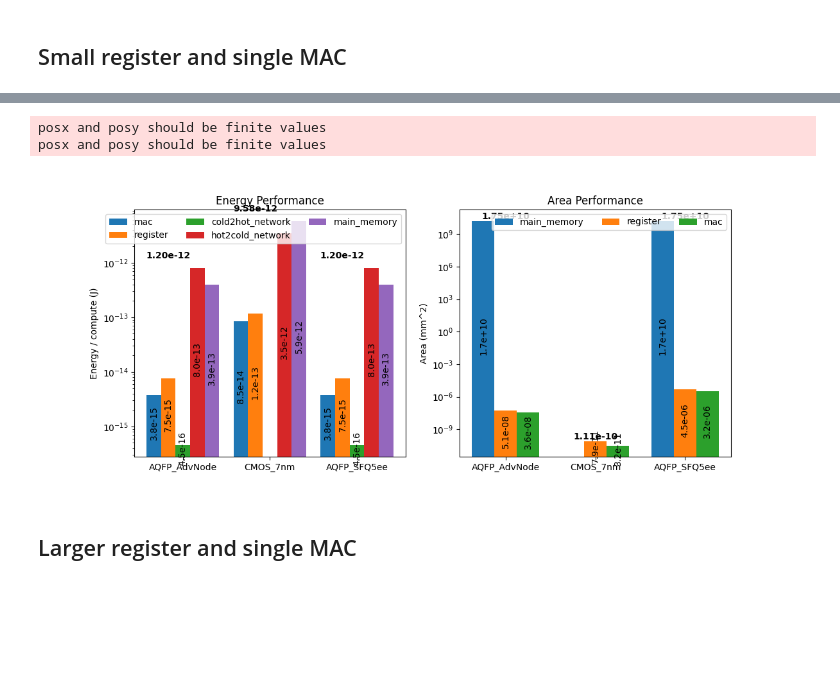
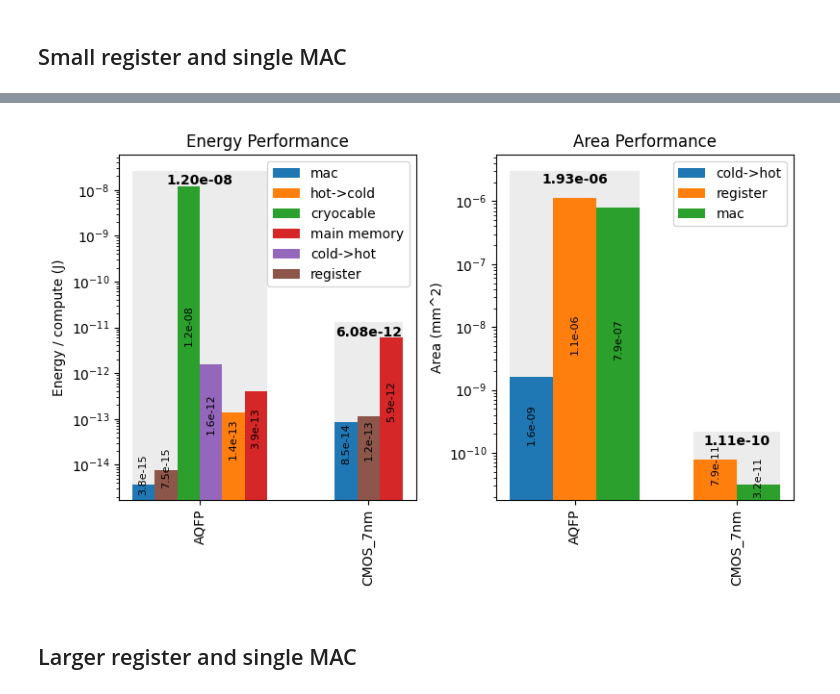
Before and after one commit to camronblackburn/superloop, a Jupyter notebook: workspace/examples/simple_matmul.ipynb, the cells around one changed output, grey strips where cells are left out. Drawn from its saved outputs; the diff is of its cells as text; code cells hidden in the pictures; blank space fills up the shorter version.

```diff
--- a/workspace/examples/simple_matmul.ipynb
+++ b/workspace/examples/simple_matmul.ipynb
@@ -16,8 +16,8 @@ if workspace_root not in sys.path:
 from scripts.plots import *
 from scripts.utils import *
 # %%
-ARCHITECTURE_CHOICE = 'simple'
-SUB_ARCHITECTURES = ['AQFP_AdvNode', 'CMOS_7nm', 'AQFP_SFQ5ee']
+ARCHITECTURE_CHOICE = 'simple_w_temp_stages'
+SUB_ARCHITECTURES = ['AQFP', 'CMOS_7nm']
 
 WORKLOAD_CHOICE = 'matmul_basic'
 LAYER_CHOICE = 'matmul_basic.yaml'
@@ -117,3 +110,4 @@ results = Parallel(n_jobs=-1)(delayed(generate_result)(sub_architecture, BATCH_S
 results = {sub_architecture: result for sub_architecture, result in zip(SUB_ARCHITECTURES, results)}
 energy_per_compute = {k:v.per_compute('per_component_energy') for k,v in results.items()}
 area = {k:v.per_component_area for k,v in results.items()}
+[area[k].pop("main memory", None) for k in area.keys()] # remove main memory from area because it's capacity was arbitrarily set
@@ -120,11 +122,10 @@ area = {k:v.per_component_area for k,v in results.items()}
 # %%
-fig, axs = plt.subplots(1, 2, figsize=(12, 5))
-bar_side_by_side(energy_per_compute, ylabel="Energy / compute (J)", title="Energy Performance", yscale="log", ax=axs[0], legend_ncol=3, missing_ok=True)
-bar_side_by_side(area, ylabel="Area (mm^2)", title="Area Performance", yscale="log", ax=axs[1], legend_ncol=3, missing_ok=True)
+fig, axs = plt.subplots(1, 2, figsize=(8, 5))
+nb_bar_side_by_side(energy_per_compute, ylabel="Energy / compute (J)", title="Energy Performance", yscale="log", log_bottom=1e-14, ax=axs[0], legend_ncol=1, missing_ok=True, total_label_multiplier=1.1, gray_multiplier=2.2)
+nb_bar_side_by_side(area, ylabel="Area (mm^2)", title="Area Performance", yscale="log", log_bottom=5e-11, ax=axs[1], legend_ncol=1, missing_ok=True, total_label_multiplier=1.7, gray_multiplier=2.7)
+plt.tight_layout()
 # %% [output]
-posx and posy should be finite values
-posx and posy should be finite values
-[figure, old version]
+[figure, new version]
 # %% [markdown]
 ## Larger register and single MAC
 # %%
```
Also changed, not shown: parts of 6 cells of this notebook, 14 other files.
